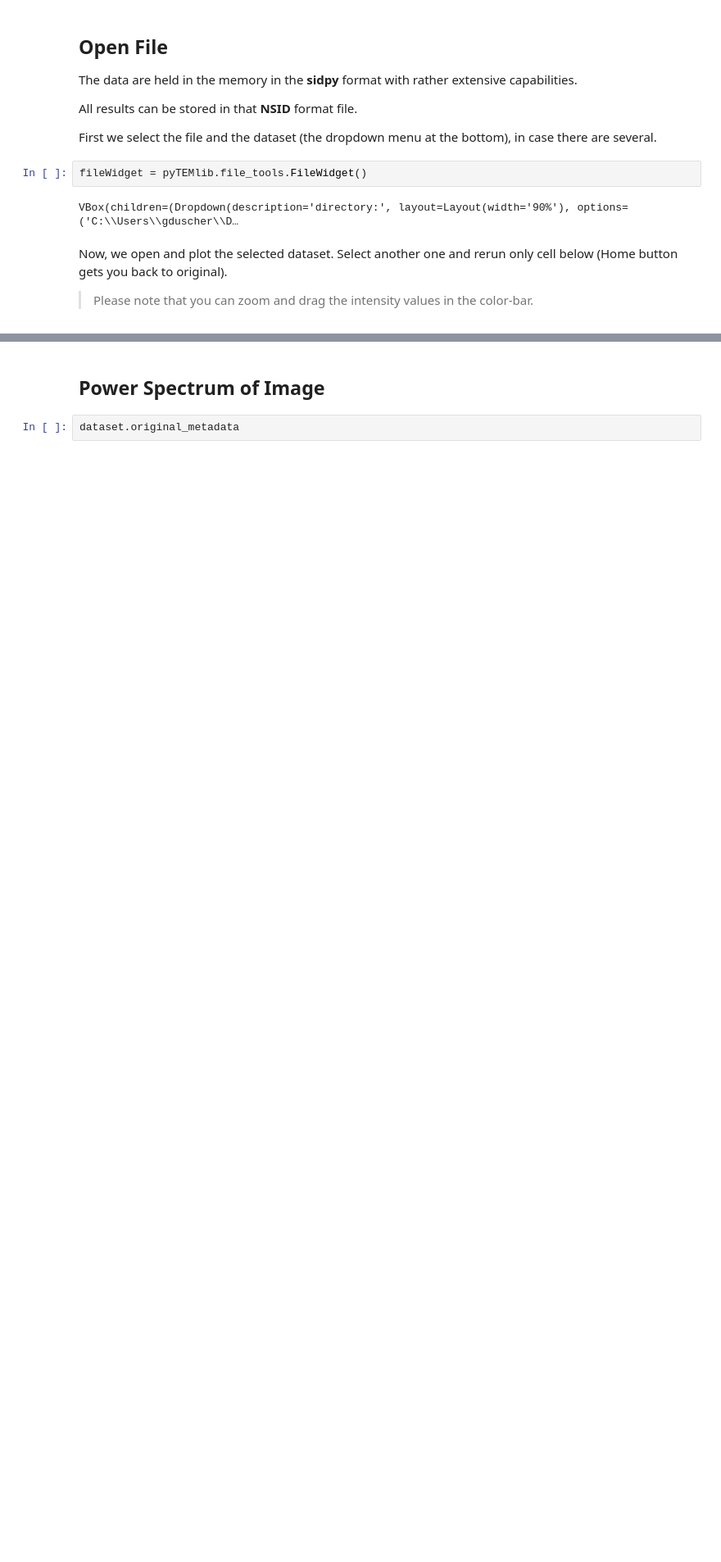
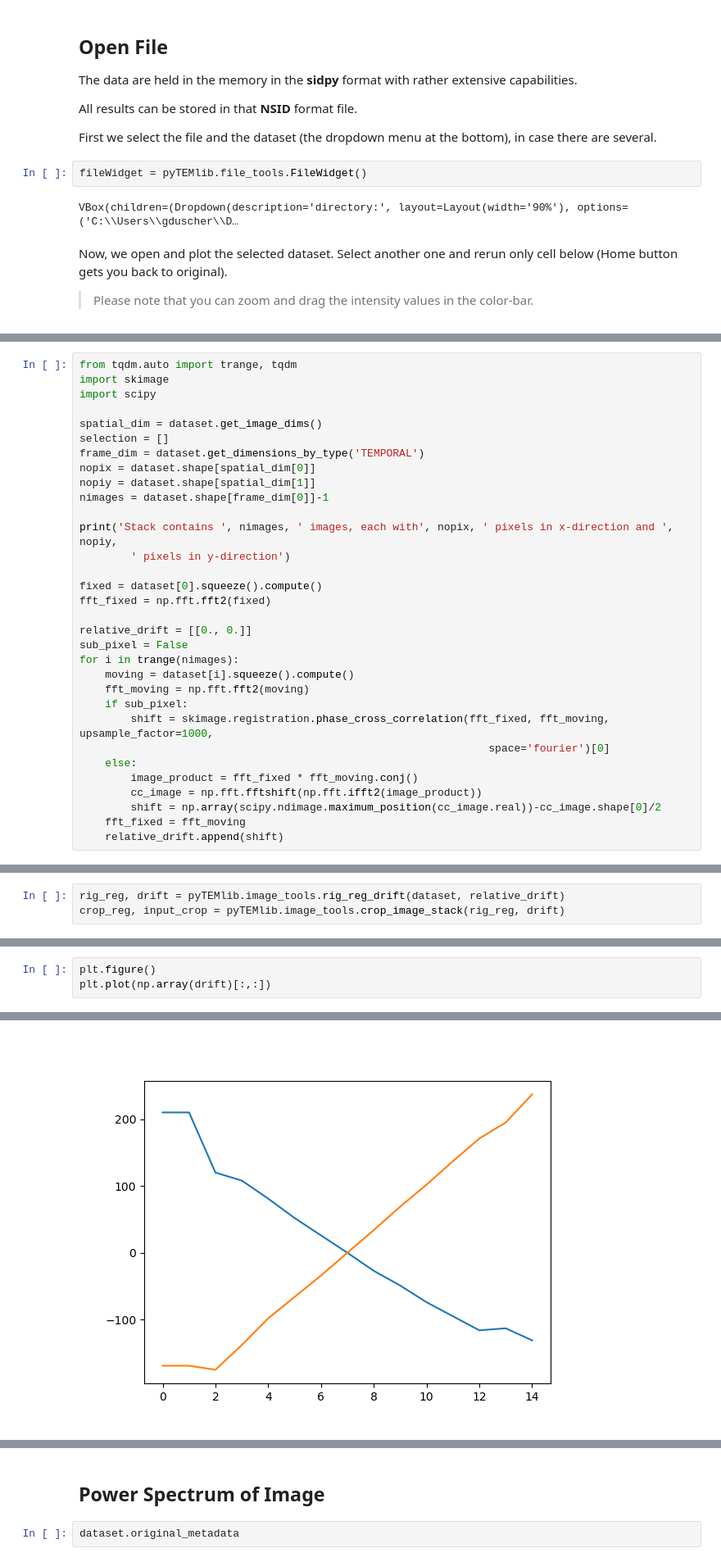
Before and after one commit to pycroscopy/pyTEMlib, a Jupyter notebook: notebooks/Imaging/Adaptive_Fourier_Filter.ipynb, the cells around one changed output, grey strips where cells are left out. Shown at 82% size. Drawn from its saved outputs; the diff is of its cells as text; blank space fills up the shorter version.

```diff
--- a/notebooks/Imaging/Adaptive_Fourier_Filter.ipynb
+++ b/notebooks/Imaging/Adaptive_Fourier_Filter.ipynb
@@ -131,0 +131,32 @@ HBox(children=(Play(value=0, description='Press play', interval=500, max=20), In
+# %%
+from tqdm.auto import trange, tqdm
+import skimage
+import scipy
+
+spatial_dim = dataset.get_image_dims()
+selection = []
+frame_dim = dataset.get_dimensions_by_type('TEMPORAL')
+nopix = dataset.shape[spatial_dim[0]]
+nopiy = dataset.shape[spatial_dim[1]]
+nimages = dataset.shape[frame_dim[0]]-1
+
+print('Stack contains ', nimages, ' images, each with', nopix, ' pixels in x-direction and ', nopiy,
+        ' pixels in y-direction')
+
+fixed = dataset[0].squeeze().compute()
+fft_fixed = np.fft.fft2(fixed)
+
+relative_drift = [[0., 0.]]
+sub_pixel = False
+for i in trange(nimages):
+    moving = dataset[i].squeeze().compute()
+    fft_moving = np.fft.fft2(moving)
+    if sub_pixel:
+        shift = skimage.registration.phase_cross_correlation(fft_fixed, fft_moving, upsample_factor=1000,
+                                                                space='fourier')[0]
+    else:
+        image_product = fft_fixed * fft_moving.conj()
+        cc_image = np.fft.fftshift(np.fft.ifft2(image_product))
+        shift = np.array(scipy.ndimage.maximum_position(cc_image.real))-cc_image.shape[0]/2
+    fft_fixed = fft_moving
+    relative_drift.append(shift)
@@ -131,0 +166,3 @@ HBox(children=(Play(value=0, description='Press play', interval=500, max=20), In
+# %%
+rig_reg, drift = pyTEMlib.image_tools.rig_reg_drift(dataset, relative_drift)
+crop_reg, input_crop = pyTEMlib.image_tools.crop_image_stack(rig_reg, drift)
@@ -131,0 +171,4 @@ HBox(children=(Play(value=0, description='Press play', interval=500, max=20), In
+# %%
+plt.figure()
+plt.plot(np.array(drift)[:,:])
+# %% [output]
@@ -131,0 +177 @@ HBox(children=(Play(value=0, description='Press play', interval=500, max=20), In
+[figure, added]
```
Also changed, not shown: parts of 11 cells of this notebook, 9 other files.
